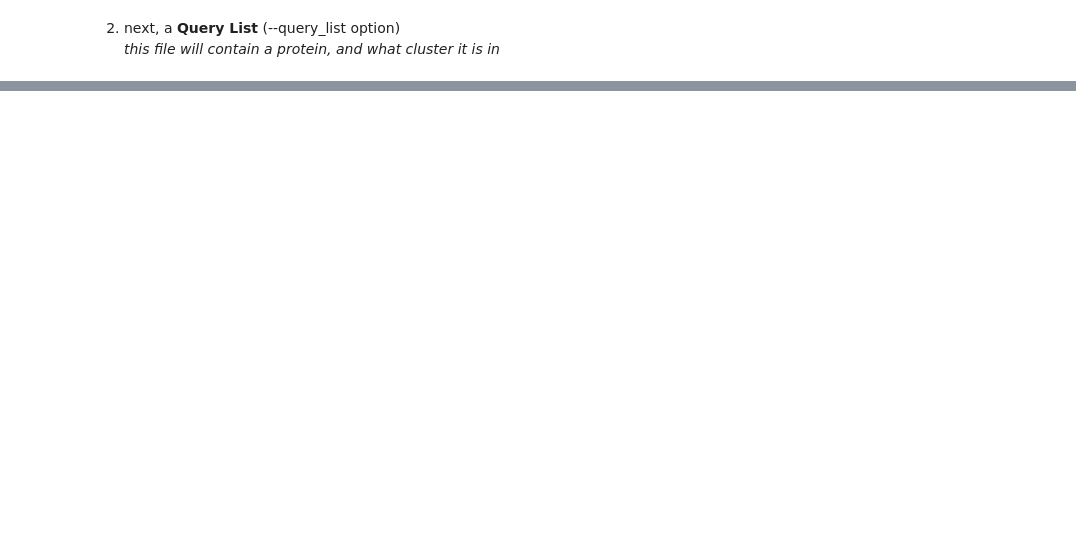
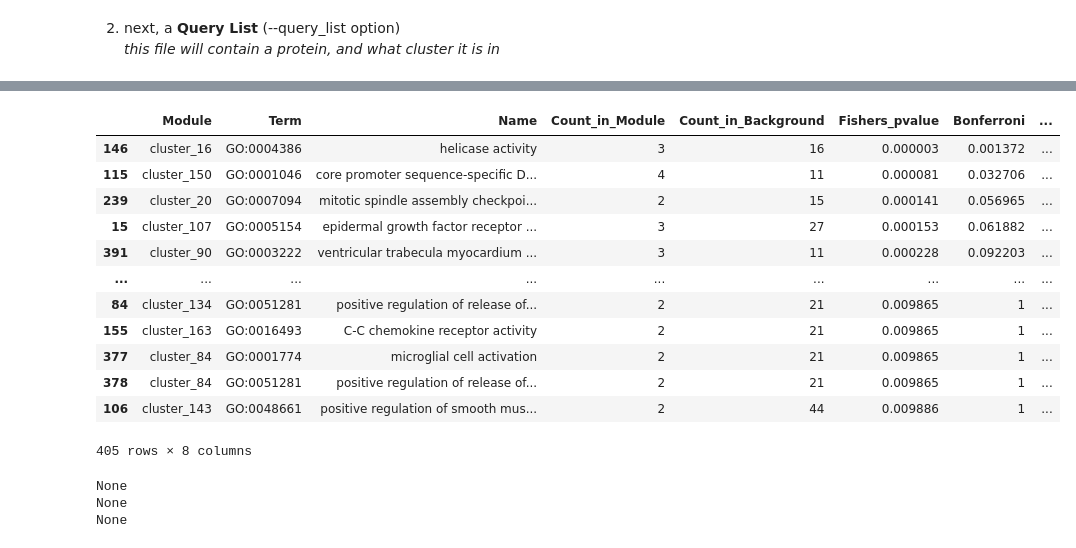
Before and after one commit to chrlatte/ClusteringWithDSD, a Jupyter notebook: src/analysis/func_e_notebook.ipynb, the cells around one changed output, grey strips where cells are left out. Drawn from its saved outputs; the diff is of its cells as text; code cells hidden in the pictures; blank space fills up the shorter version.

```diff
--- a/src/analysis/func_e_notebook.ipynb
+++ b/src/analysis/func_e_notebook.ipynb
@@ -18,0 +253,24 @@ with open('genomic_background.txt', 'w') as file:
+# %%
+fe.enrichment.sort_values('Fishers_pvalue')
+# %% [output]
+|  | Module | Term | Name | Count_in_Module | Count_in_Background | Fishers_pvalue | Bonferroni | ... |
+| 146 | cluster_16 | GO:0004386 | helicase activity | 3 | 16 | 0.000003 | 0.001372 | ... |
+| 115 | cluster_150 | GO:0001046 | core promoter sequence-specific D... | 4 | 11 | 0.000081 | 0.032706 | ... |
+| 239 | cluster_20 | GO:0007094 | mitotic spindle assembly checkpoi... | 2 | 15 | 0.000141 | 0.056965 | ... |
+| 15 | cluster_107 | GO:0005154 | epidermal growth factor receptor ... | 3 | 27 | 0.000153 | 0.061882 | ... |
+| 391 | cluster_90 | GO:0003222 | ventricular trabecula myocardium ... | 3 | 11 | 0.000228 | 0.092203 | ... |
+| ... | ... | ... | ... | ... | ... | ... | ... | ... |
+| 84 | cluster_134 | GO:0051281 | positive regulation of release of... | 2 | 21 | 0.009865 | 1 | ... |
+| 155 | cluster_163 | GO:0016493 | C-C chemokine receptor activity | 2 | 21 | 0.009865 | 1 | ... |
+| 377 | cluster_84 | GO:0001774 | microglial cell activation | 2 | 21 | 0.009865 | 1 | ... |
+| 378 | cluster_84 | GO:0051281 | positive regulation of release of... | 2 | 21 | 0.009865 | 1 | ... |
+| 106 | cluster_143 | GO:0048661 | positive regulation of smooth mus... | 2 | 44 | 0.009886 | 1 | ... |
+405 rows × 8 columns
+# %%
+print(fe.enrichment.sort_values('Fishers_pvalue').to_csv('FUNC-E.enriched_terms.tsv', sep="\t", index=None))
+print(fe.clusters.to_csv('FUNC-E.clusters.tsv', sep="\t", index=None))
+print(fe.cluster_terms.to_csv('FUNC-E.cluster_terms.tsv', sep="\t", index=None))
+# %% [output]
+None
+None
+None
```
Also changed, not shown: parts of 35 cells of this notebook, 1 other file.
